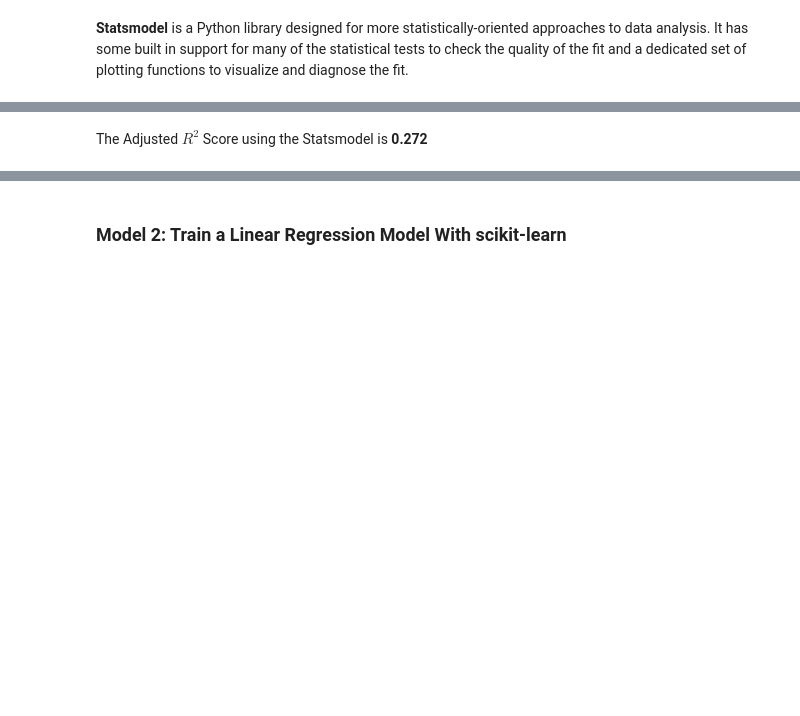
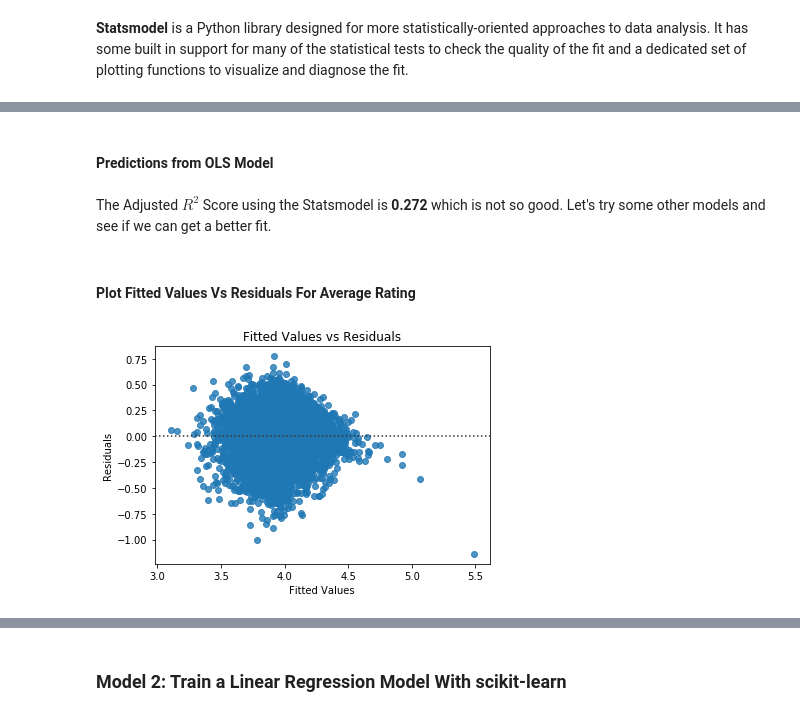
Before and after one commit to Oindrila-Sen/Springboard, a Jupyter notebook: Capstone1/goodreads/Goodreads_Fit_a_Model.ipynb, the cells around one changed output, grey strips where cells are left out. Cells and saved outputs as stored; diff of their text form; code cells hidden in the pictures; blank space fills up the shorter version.

```diff
--- a/Capstone1/goodreads/Goodreads_Fit_a_Model.ipynb
+++ b/Capstone1/goodreads/Goodreads_Fit_a_Model.ipynb
@@ -136,5 +135,5 @@ print(y_test.shape)
 **Statsmodel** is a Python library designed for more statistically-oriented approaches to data analysis. It has some built in support for many of the statistical tests to check the quality of the fit and a dedicated set of plotting functions to visualize and diagnose the fit.
 # %%
 ### STATSMODELS ###
-lm1 = ols(formula='y ~ X', data=df_details).fit()
+model_ols = ols(formula='y ~ X', data=df_details).fit()
 # %%
@@ -157,3 +156,5 @@ Warnings:
 [1] Standard Errors assume that the covariance matrix of the errors is correctly specified.
 [2] The condition number is large, 1.66e+06. This might indicate that there are
 strong multicollinearity or other numerical problems.
+# %% [markdown]
+#### Predictions from OLS Model
@@ -160,2 +165,12 @@ strong multicollinearity or other numerical problems.
 # %% [markdown]
-The Adjusted $R^2$ Score using the Statsmodel is **0.272**
+The Adjusted $R^2$ Score using the Statsmodel is **0.272** which is not so good. Let's try some other models and see if we can get a better fit.
+# %% [markdown]
+#### Plot Fitted Values Vs Residuals For Average Rating
+# %%
+sns.residplot(model_ols.fittedvalues,model_ols.resid)
+plt.xlabel("Fitted Values")
+plt.ylabel("Residuals")
+plt.title('Fitted Values vs Residuals')
+plt.show()
+# %% [output]
+[figure, added]
```
Also changed, not shown: parts of 73 cells of this notebook.
